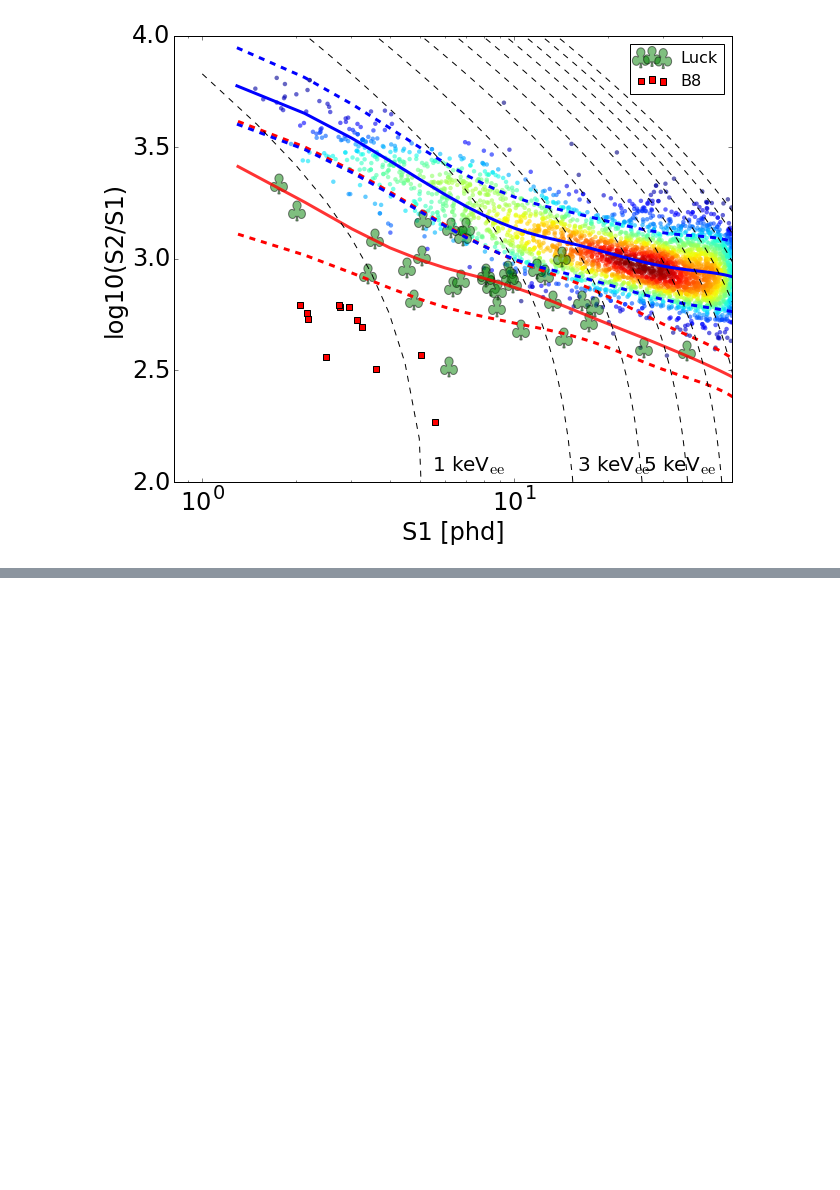
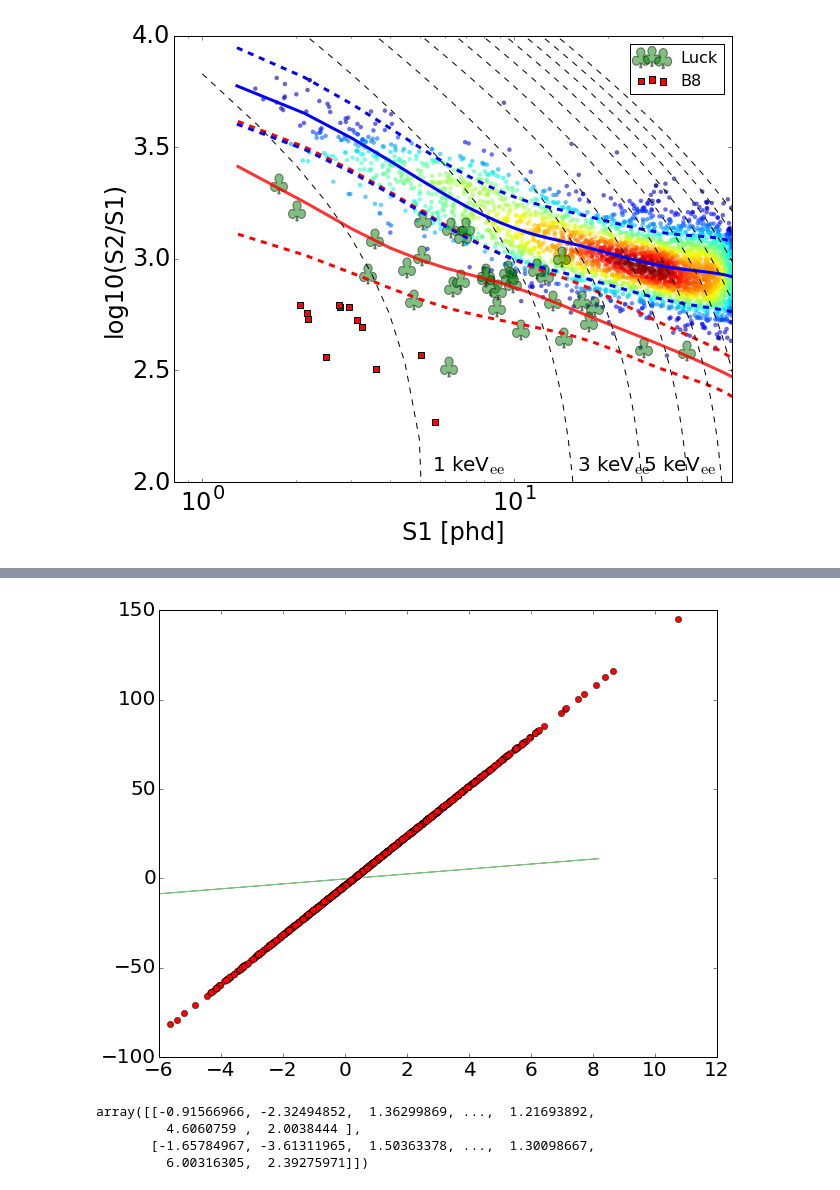
Before and after one commit to attdobi/iPyNb, a Jupyter notebook: PyNEST/TDR/PDF_visualizer.ipynb, the cells around one changed output, grey strips where cells are left out. Saved outputs shown, nothing was run; the diff lists cells and outputs as text; code cells hidden in the pictures; blank space fills up the shorter version.

```diff
--- a/PyNEST/TDR/PDF_visualizer.ipynb
+++ b/PyNEST/TDR/PDF_visualizer.ipynb
@@ -774,0 +894,20 @@ savefig('figs/'+title+'_1LZ-Luck-log.png')
+# %%
+points = np.random.multivariate_normal(mean=(1,1), cov=[[4, 9],[9, 10]], size=1000)
+# Plot the raw points...
+x, y = points.T
+y=y*10
+plt.plot(x, y, 'ro')
+
+# Plot a transparent 3 standard deviation covariance ellipse
+plot_point_cov(points, nstd=3, alpha=0.5, color='green')
+
+plt.show()
+# %% [output]
+[figure, added]
+# %%
+points.T
+# %% [output]
+array([[-0.91566966, -2.32494852,  1.36299869, ...,  1.21693892,
+         4.6060759 ,  2.0038444 ],
+       [-1.65784967, -3.61311965,  1.50363378, ...,  1.30098667,
+         6.00316305,  2.39275971]])
```
Also changed, not shown: parts of 5 cells of this notebook, 54 other files.
